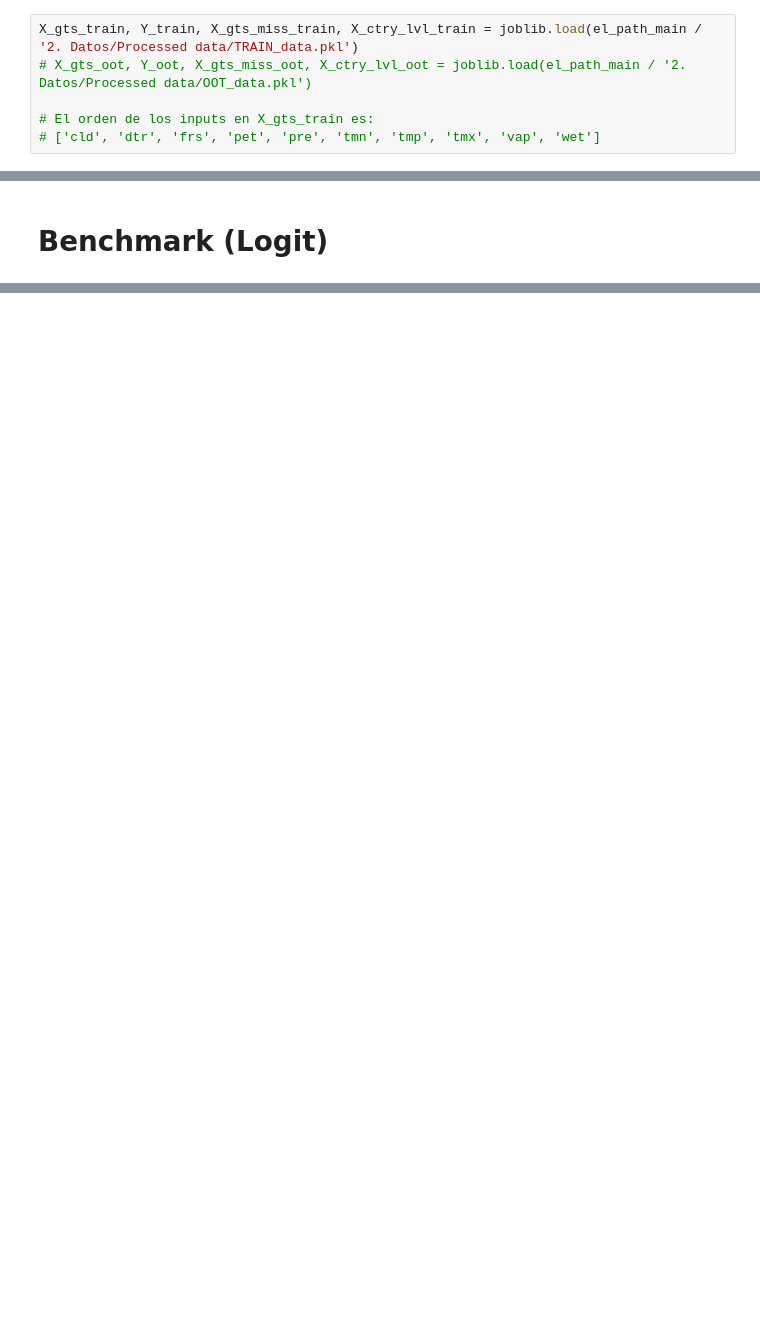
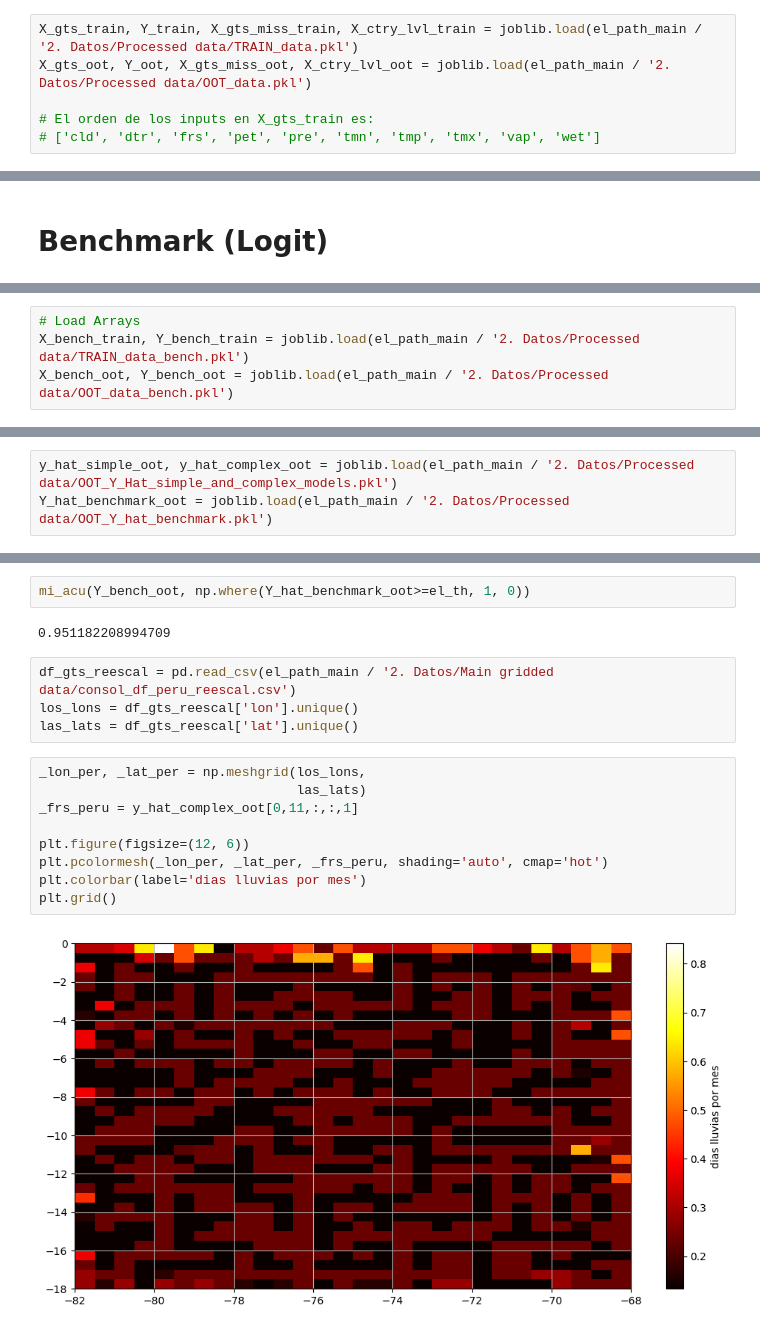
Before and after one commit to gabodabo-uno/DLA2501---Deep-Learning-Avanzado, a Jupyter notebook: Flood forecasting/3. Programas/04_Model_Estimation.ipynb, the cells around one changed output, grey strips where cells are left out. Drawn from its saved outputs; the diff is of its cells as text; blank space fills up the shorter version.

Commit message:
Addional model versions

```diff
--- a/Flood forecasting/3. Programas/04_Model_Estimation.ipynb
+++ b/Flood forecasting/3. Programas/04_Model_Estimation.ipynb
@@ -37,7 +40,7 @@ WindowsPath('e:/backup Asus G15 27_10_2021/Colegio de Mates Bourbaki/DLA2501 - D
 # Load Tensors
 # %%
 X_gts_train, Y_train, X_gts_miss_train, X_ctry_lvl_train = joblib.load(el_path_main / '2. Datos/Processed data/TRAIN_data.pkl')
-# X_gts_oot, Y_oot, X_gts_miss_oot, X_ctry_lvl_oot = joblib.load(el_path_main / '2. Datos/Processed data/OOT_data.pkl')
+X_gts_oot, Y_oot, X_gts_miss_oot, X_ctry_lvl_oot = joblib.load(el_path_main / '2. Datos/Processed data/OOT_data.pkl')
 
 # El orden de los inputs en X_gts_train es:
 # ['cld', 'dtr', 'frs', 'pet', 'pre', 'tmn', 'tmp', 'tmx', 'vap', 'wet']
@@ -337,0 +470,4 @@ df_ctry_lvl_reescal.sample(5)
+# %%
+# Load Arrays
+X_bench_train, Y_bench_train = joblib.load(el_path_main / '2. Datos/Processed data/TRAIN_data_bench.pkl')
+X_bench_oot, Y_bench_oot = joblib.load(el_path_main / '2. Datos/Processed data/OOT_data_bench.pkl')
@@ -337,0 +566,3 @@ df_ctry_lvl_reescal.sample(5)
+# %%
+y_hat_simple_oot, y_hat_complex_oot = joblib.load(el_path_main / '2. Datos/Processed data/OOT_Y_Hat_simple_and_complex_models.pkl')
+Y_hat_benchmark_oot = joblib.load(el_path_main / '2. Datos/Processed data/OOT_Y_hat_benchmark.pkl')
@@ -337,0 +608,19 @@ df_ctry_lvl_reescal.sample(5)
+# %%
+mi_acu(Y_bench_oot, np.where(Y_hat_benchmark_oot>=el_th, 1, 0))
+# %% [output]
+0.951182208994709
+# %%
+df_gts_reescal = pd.read_csv(el_path_main / '2. Datos/Main gridded data/consol_df_peru_reescal.csv')
+los_lons = df_gts_reescal['lon'].unique()
+las_lats = df_gts_reescal['lat'].unique()
+# %%
+_lon_per, _lat_per = np.meshgrid(los_lons,
+                                 las_lats)
+_frs_peru = y_hat_complex_oot[0,11,:,:,1]
+
+plt.figure(figsize=(12, 6))
+plt.pcolormesh(_lon_per, _lat_per, _frs_peru, shading='auto', cmap='hot')
+plt.colorbar(label='dias lluvias por mes')
+plt.grid()
+# %% [output]
+[figure, added]
```
Also changed, not shown: parts of 45 cells of this notebook, 6 other files.
